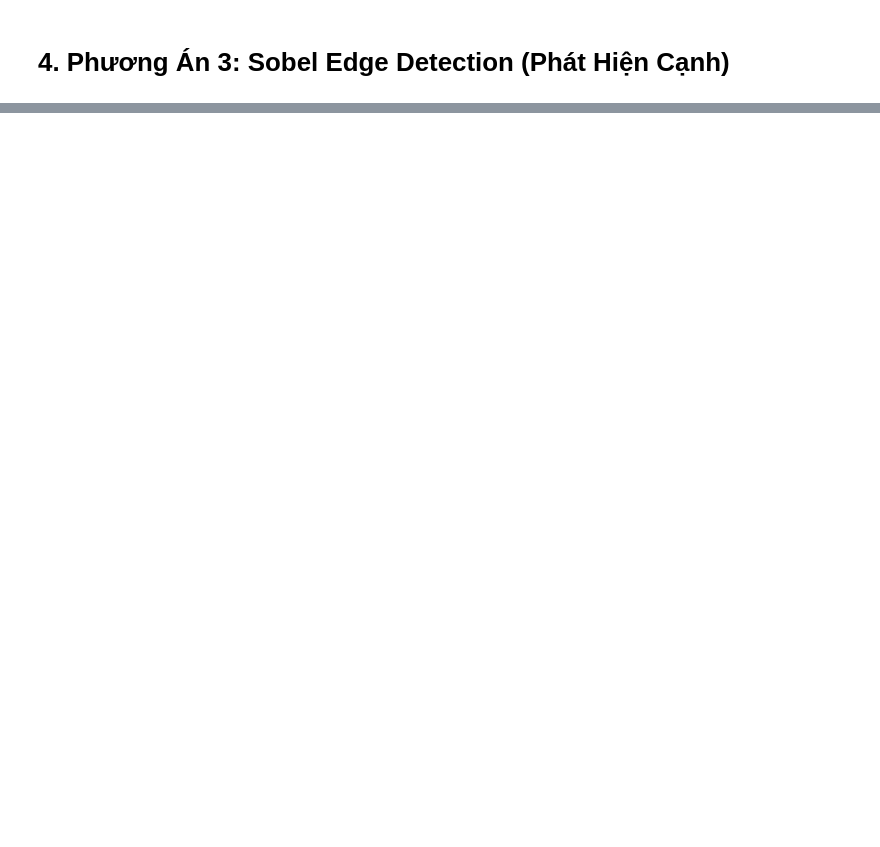
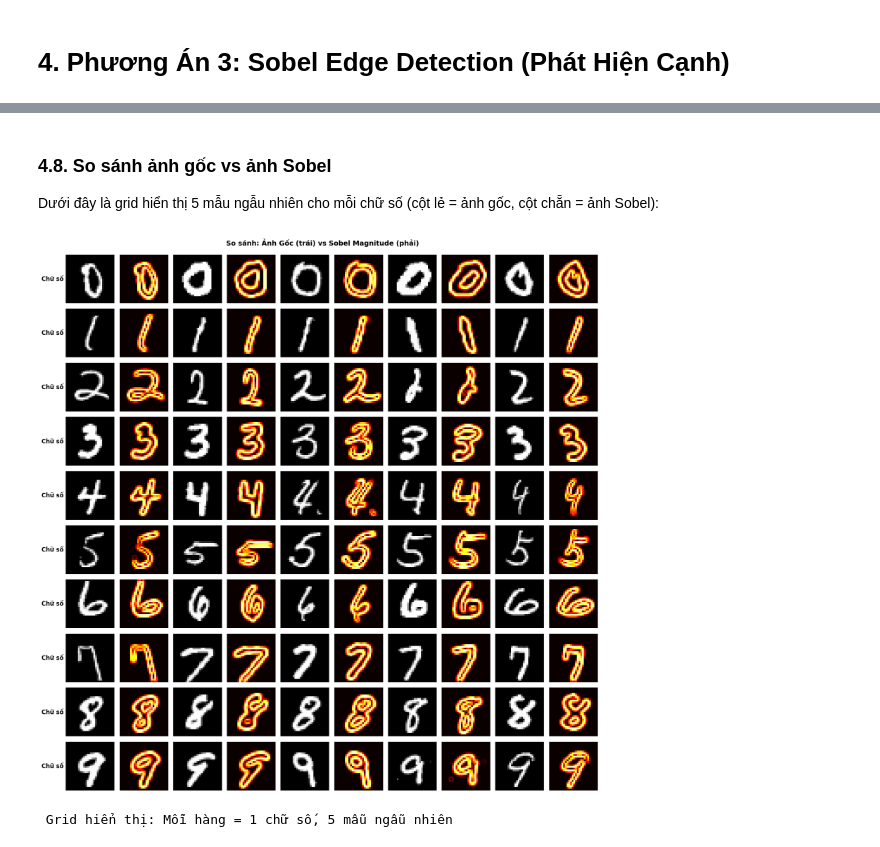
Before and after one commit to ndthanh308/IntroML_Lab2_SoftmaxRegression, a Jupyter notebook: notebooks/2_Feature_Experiments.ipynb, the cells around one changed output, grey strips where cells are left out. Cells and saved outputs as stored; diff of their text form; code cells hidden in the pictures; blank space fills up the shorter version.

```diff
--- a/notebooks/2_Feature_Experiments.ipynb
+++ b/notebooks/2_Feature_Experiments.ipynb
@@ -1003,0 +1379,41 @@ $(28, 28) \xrightarrow{\text{Sobel}} \text{Gradient Magnitude} \rightarrow (784,
+# %% [markdown]
+### 4.8. So sánh ảnh gốc vs ảnh Sobel
+
+Dưới đây là grid hiển thị 5 mẫu ngẫu nhiên cho mỗi chữ số (cột lẻ = ảnh gốc, cột chẵn = ảnh Sobel):
+# %%
+fig, axes = plt.subplots(10, 10, figsize=(16, 16))
+
+# Tính Sobel cho toàn bộ training set
+X_train_sobel_for_vis = extract_sobel_features(X_train_img)
+
+for digit in range(10):
+    # Lấy indices của chữ số hiện tại
+    digit_indices = np.where(np.argmax(y_train_enc, axis=1) == digit)[0]
+
+    # Chọn 5 mẫu ngẫu nhiên
+    selected_indices = np.random.choice(digit_indices, 5, replace=False)
+
+    for col, idx in enumerate(selected_indices):
+        # Cột lẻ: ảnh gốc
+        axes[digit, col*2].imshow(X_train_img[idx], cmap='gray')
+        axes[digit, col*2].axis('off')
+
+        # Cột chẵn: ảnh Sobel
+        sobel_img = X_train_sobel_for_vis[idx].reshape(28, 28)
+        axes[digit, col*2+1].imshow(sobel_img, cmap='hot')
+        axes[digit, col*2+1].axis('off')
+
+    # Ghi nhãn chữ số trên trái
+    axes[digit, 0].text(-0.5, 0.5, f'Chữ số {digit}',
+                        transform=axes[digit, 0].transAxes,
+                        fontsize=12, fontweight='bold', va='center')
+
+fig.suptitle('So sánh: Ảnh Gốc (trái) vs Sobel Magnitude (phải)',
+             fontsize=14, fontweight='bold', y=0.995)
+plt.tight_layout()
+plt.show()
+
+print("\n Grid hiển thị: Mỗi hàng = 1 chữ số, 5 mẫu ngẫu nhiên")
+# %% [output]
+[figure, added]
+ Grid hiển thị: Mỗi hàng = 1 chữ số, 5 mẫu ngẫu nhiên
```
Also changed, not shown: parts of 96 cells of this notebook, 2 other files.
